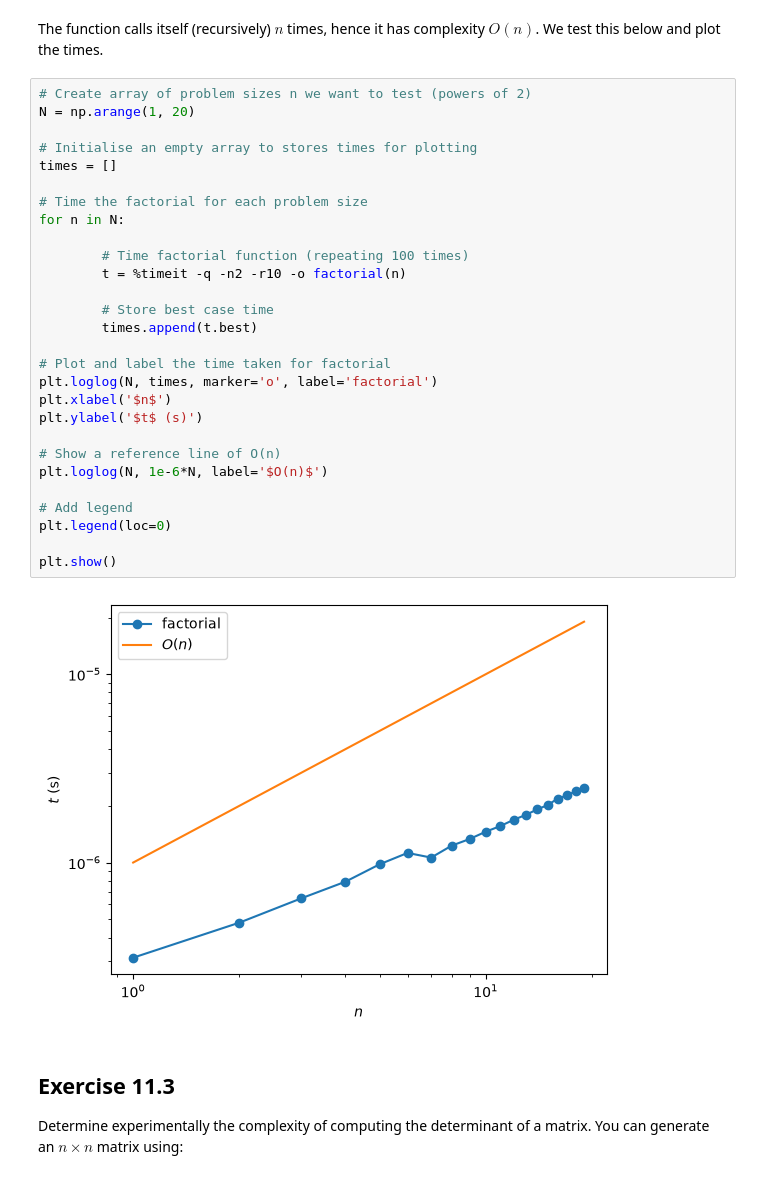
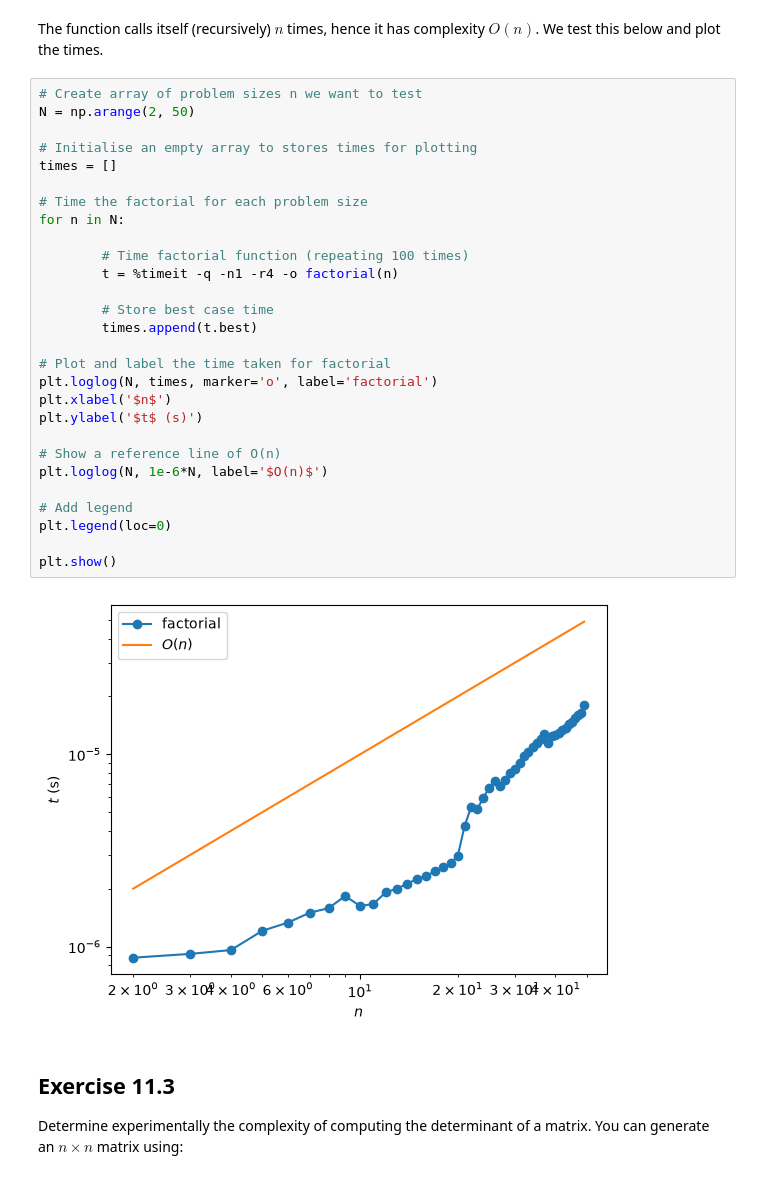
Before and after one commit to sc2664/PartIA-Computing-Michaelmas, a Jupyter notebook: Exercises/11 Exercises.ipynb, the cells around one changed output. Cells and saved outputs as stored; diff of their text form.

```diff
--- a/Exercises/11 Exercises.ipynb
+++ b/Exercises/11 Exercises.ipynb
@@ -42,35 +42,35 @@ def factorial(n):
 The function calls itself (recursively) $n$ times, hence it has complexity $O(n)$. We test this below and plot
 the times.
 # %%
-# Create array of problem sizes n we want to test (powers of 2)
-N = np.arange(1, 20)
+# Create array of problem sizes n we want to test
+N = np.arange(2, 50)
 
 # Initialise an empty array to stores times for plotting
 times = []
 
 # Time the factorial for each problem size
 for n in N:
 
         # Time factorial function (repeating 100 times)
-        t = %timeit -q -n2 -r10 -o factorial(n)
+        t = %timeit -q -n1 -r4 -o factorial(n)
 
         # Store best case time
         times.append(t.best)
 
 # Plot and label the time taken for factorial
 plt.loglog(N, times, marker='o', label='factorial')
 plt.xlabel('$n$')
 plt.ylabel('$t$ (s)')
 
 # Show a reference line of O(n)
 plt.loglog(N, 1e-6*N, label='$O(n)$')
 
 # Add legend
 plt.legend(loc=0)
 
 plt.show()
 # %% [output]
-[figure, old version]
+[figure, new version]
 # %% [markdown]
 ## Exercise 11.3
 
```
Also changed, not shown: parts of 4 cells of this notebook, 2 other files.
